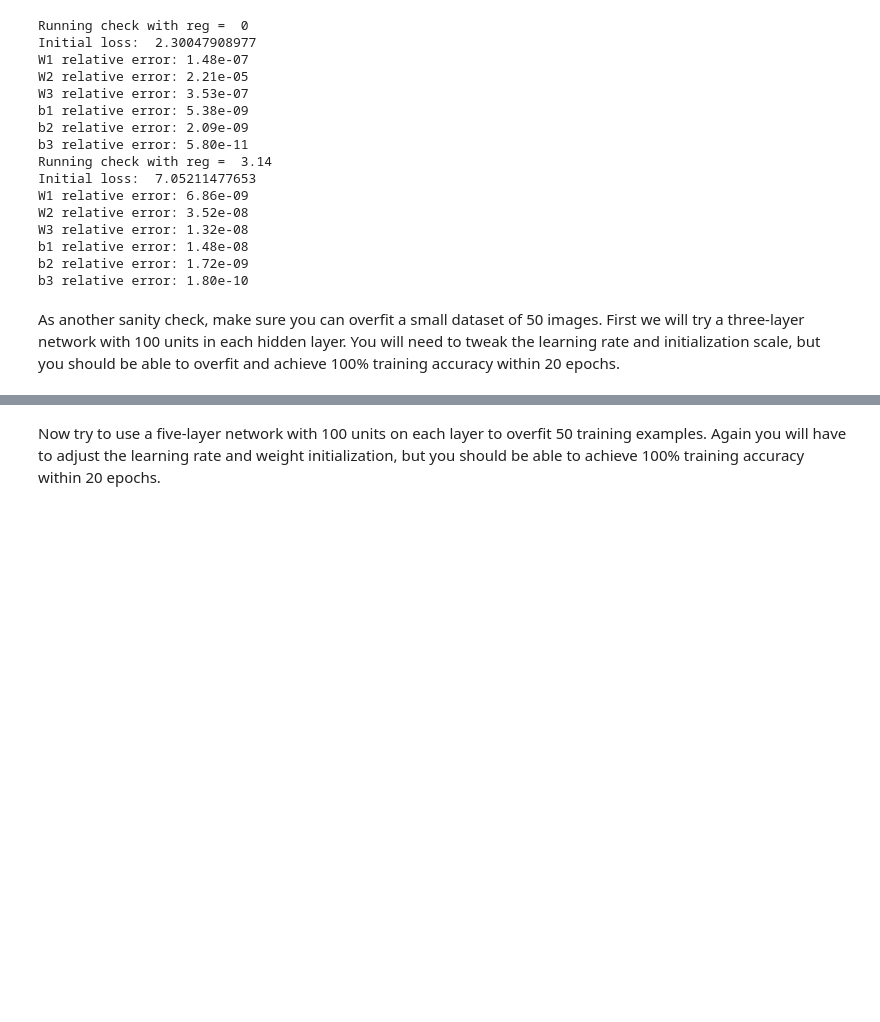
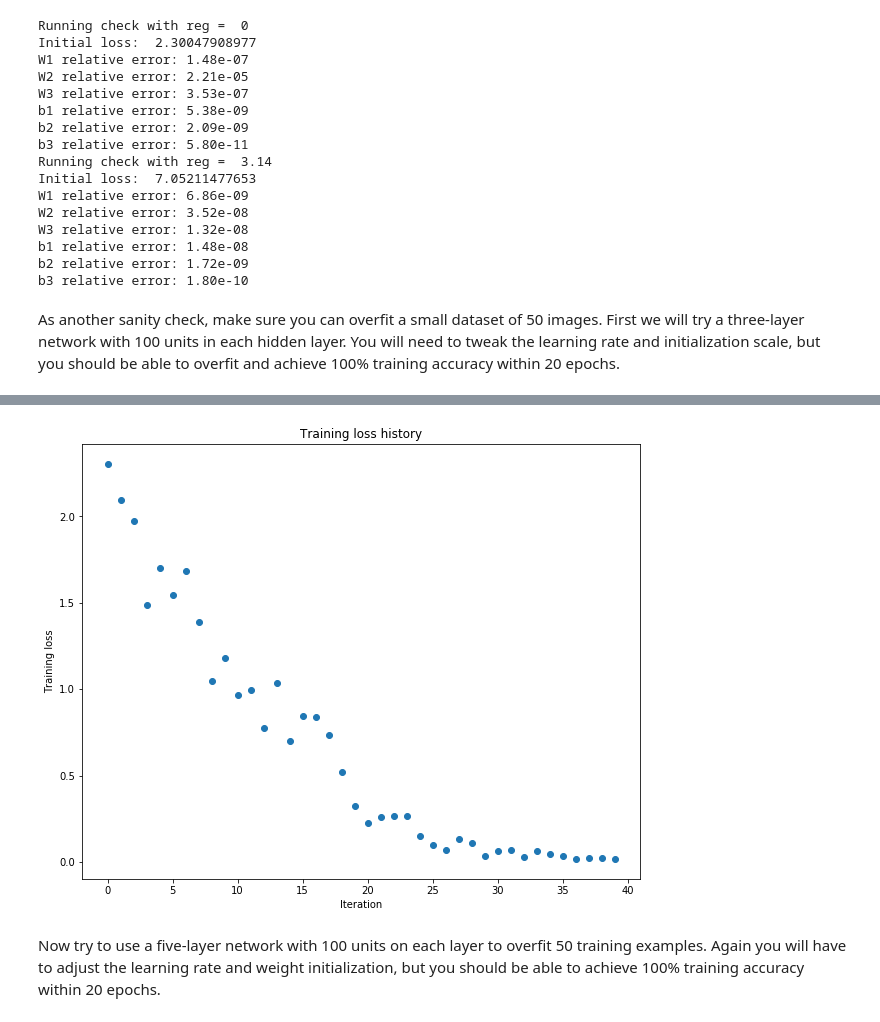
Before and after one commit to mrsata/CS231n-assignments, a Jupyter notebook: assignment2/FullyConnectedNets.ipynb, the cells around one changed output, grey strips where cells are left out. Cells and saved outputs as stored; diff of their text form; code cells hidden in the pictures; blank space fills up the shorter version.

```diff
--- a/assignment2/FullyConnectedNets.ipynb
+++ b/assignment2/FullyConnectedNets.ipynb
@@ -429,7 +429,7 @@ small_data = {
 }
 
 weight_scale = 1e-2
-learning_rate = 1e-4
+learning_rate = 1e-2 # 1e-4
 model = FullyConnectedNet([100, 100],
               weight_scale=weight_scale, dtype=np.float64)
 solver = Solver(model, small_data,
@@ -446,3 +446,4 @@ plt.title('Training loss history')
 plt.xlabel('Iteration')
 plt.ylabel('Training loss')
 plt.show()
+# %% [output]
@@ -449,3 +467,4 @@ plt.show()
+[figure, added]
 # %% [markdown]
 Now try to use a five-layer network with 100 units on each layer to overfit 50 training examples. Again you will have to adjust the learning rate and weight initialization, but you should be able to achieve 100% training accuracy within 20 epochs.
 # %%
```
Also changed, not shown: parts of 6 cells of this notebook, 1 other file.
